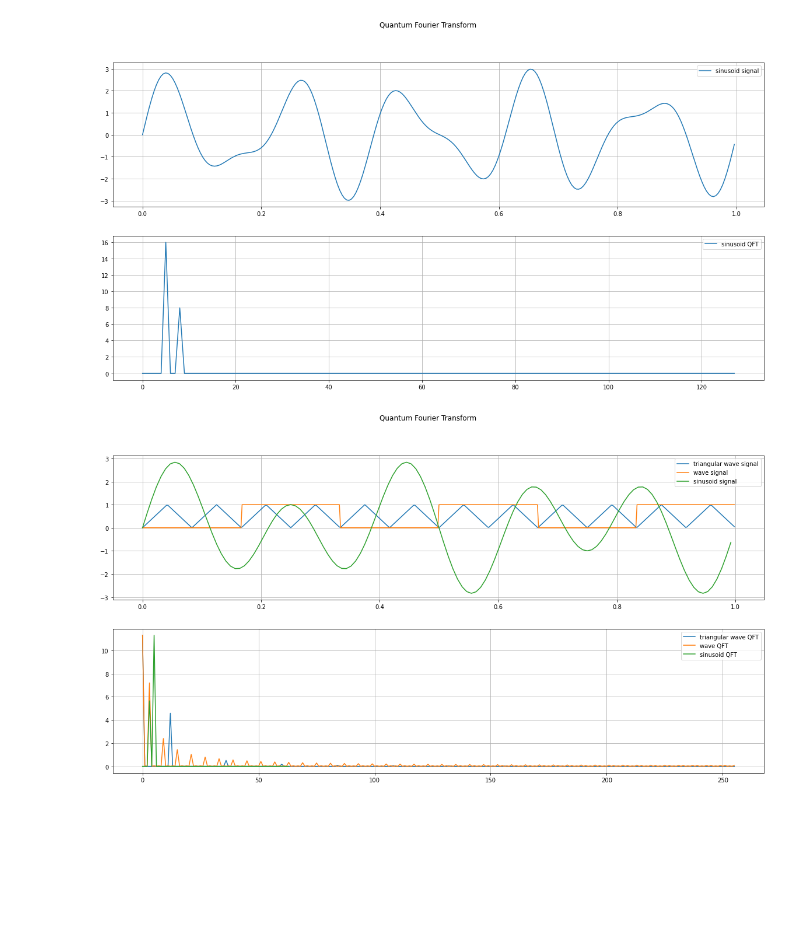
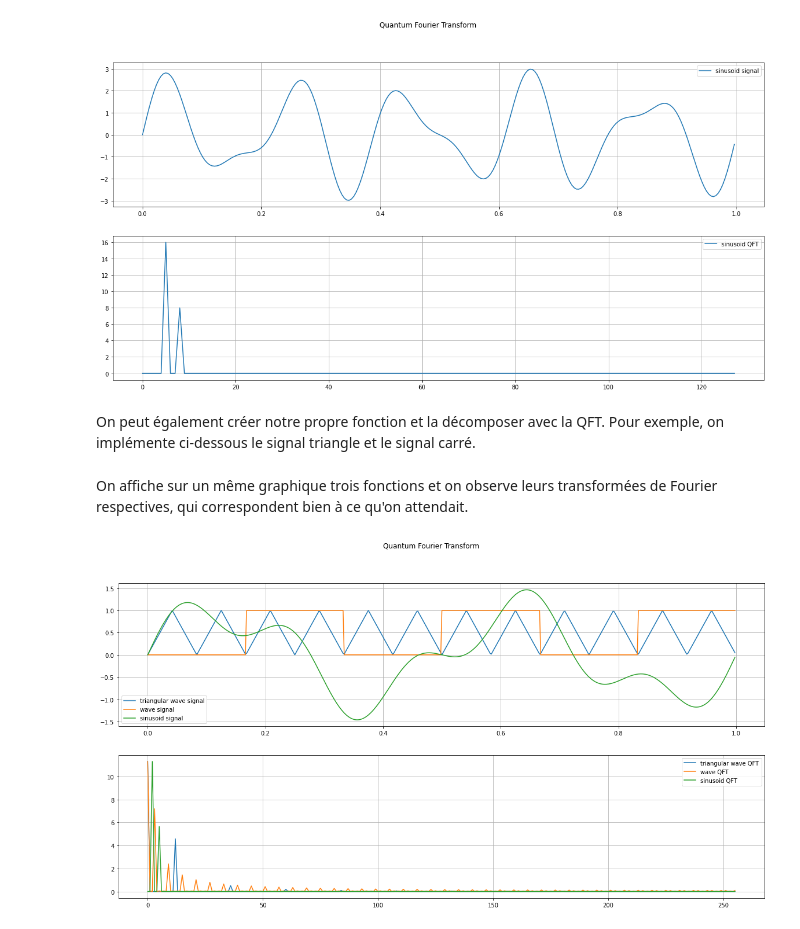
Before and after one commit to SamuelDubos/pyquantum, a Jupyter notebook: pyquantum/notebooks/Part3_QFT.ipynb, the cells around one changed output. Drawn from its saved outputs; the diff is of its cells as text; code cells hidden in the pictures; blank space fills up the shorter version.

```diff
--- a/pyquantum/notebooks/Part3_QFT.ipynb
+++ b/pyquantum/notebooks/Part3_QFT.ipynb
@@ -48,6 +59,8 @@ graph.sinusoid(params={np.sin: {5: 2, 8: 1}}, n_qubits=8)
 graph.show()
 # %% [output]
 [figure]
+# %% [markdown]
+On peut également créer notre propre fonction et la décomposer avec la QFT. Pour exemple, on implémente ci-dessous le signal triangle et le signal carré.
 # %%
 def square_wave(x, amplitude=1, frequency=1):
     signal = amplitude * (np.floor(x * 2 * frequency) % 2)
@@ -57,11 +70,13 @@ def square_wave(x, amplitude=1, frequency=1):
 def triangular_wave(x, amplitude=1, frequency=1):
     signal = amplitude * 2 * abs(x * frequency - np.floor(x * frequency + 1 / 2))
     return signal
+# %% [markdown]
+On affiche sur un même graphique trois fonctions et on observe leurs transformées de Fourier respectives, qui correspondent bien à ce qu'on attendait.
 # %%
 graph = Graph('Quantum Fourier Transform')
 graph.personalized(function=triangular_wave, params=(1, 12), n_qubits=9, label='triangular wave')
 graph.personalized(function=square_wave, params=(1, 3), n_qubits=9, label='wave')
-graph.sinusoid(params={np.sin: {5: 2, 3: 1}}, n_qubits=7)
+graph.sinusoid(params={np.sin: {5: 0.5, 2: 1}}, n_qubits=9)
 graph.show()
 # %% [output]
-[figure, old version]
+[figure, new version]
```
Also changed, not shown: parts of 12 cells of this notebook, 1 other file.
